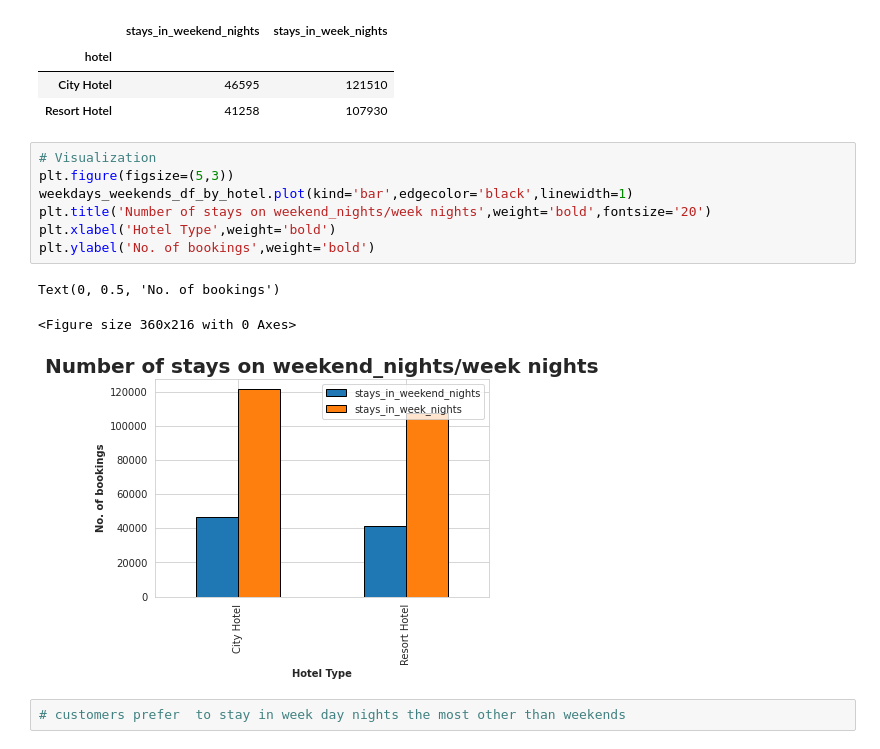
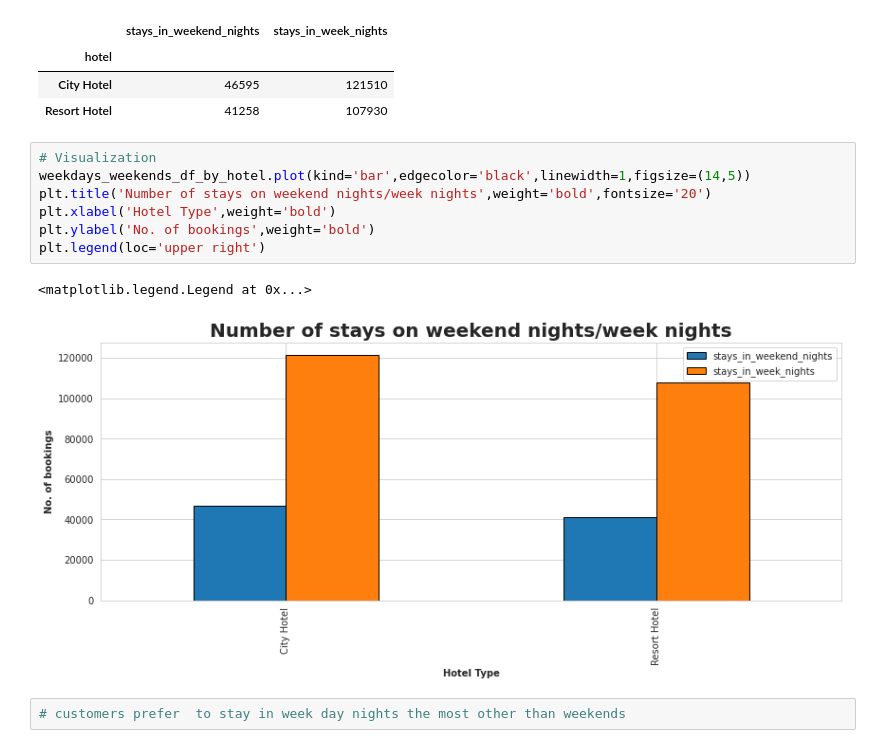
Before and after one commit to shyamsgadekar/EDA_HOTEL_BOOKING_ANALYSIS, a Jupyter notebook: Hotel_Booking_Analysis_SHYAM_GADEKAR_Capstone_Project.ipynb, the cells around one changed output. Drawn from its saved outputs; the diff is of its cells as text.

```diff
--- a/Hotel_Booking_Analysis_SHYAM_GADEKAR_Capstone_Project.ipynb
+++ b/Hotel_Booking_Analysis_SHYAM_GADEKAR_Capstone_Project.ipynb
@@ -796,15 +821,14 @@ weekdays_weekends_df_by_hotel
 | Resort Hotel | 41258 | 107930 |
 # %%
 # Visualization
-plt.figure(figsize=(5,3))
-weekdays_weekends_df_by_hotel.plot(kind='bar',edgecolor='black',linewidth=1)
-plt.title('Number of stays on weekend_nights/week nights',weight='bold',fontsize='20')
+weekdays_weekends_df_by_hotel.plot(kind='bar',edgecolor='black',linewidth=1,figsize=(14,5))
+plt.title('Number of stays on weekend nights/week nights',weight='bold',fontsize='20')
 plt.xlabel('Hotel Type',weight='bold')
 plt.ylabel('No. of bookings',weight='bold')
+plt.legend(loc='upper right')
 # %% [output]
-Text(0, 0.5, 'No. of bookings')
+<matplotlib.legend.Legend at 0x...>
-<Figure size 360x216 with 0 Axes>
-[figure, old version]
+[figure, new version]
 # %%
 # customers prefer  to stay in week day nights the most other than weekends
 # %% [markdown]
```
Also changed, not shown: parts of 15 cells of this notebook.
